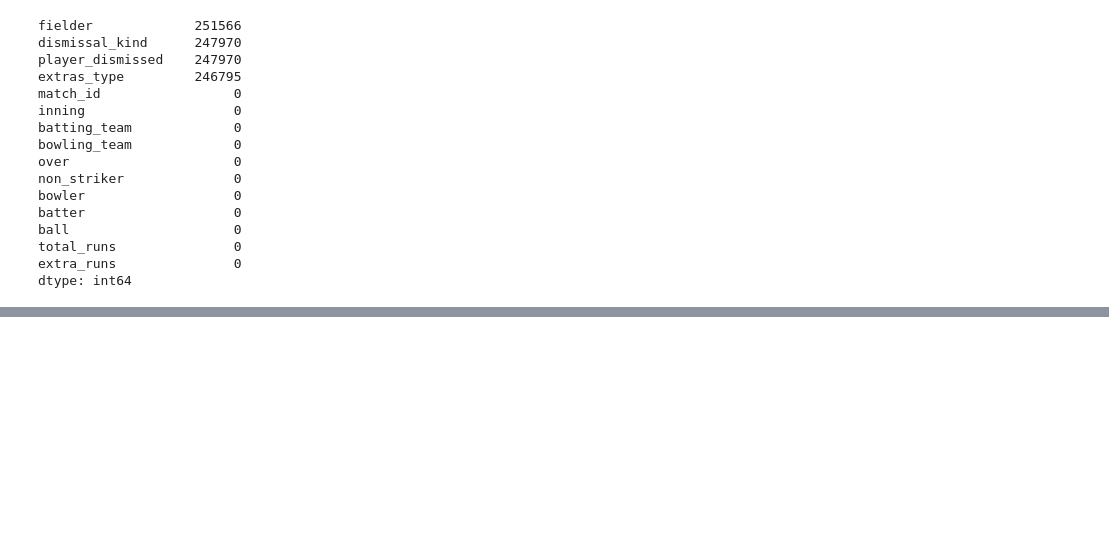
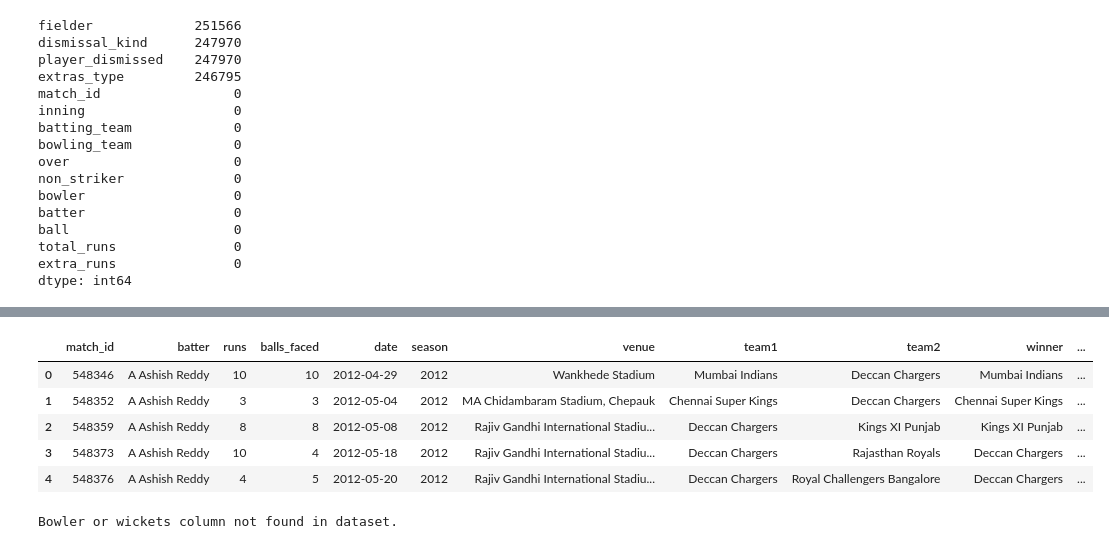
Before and after one commit to SpringBoardMentor895/AI_Cricket_Player_Performance_Prediction, a Jupyter notebook: notebooks/01_EDA.ipynb, the cells around one changed output, grey strips where cells are left out. Drawn from its saved outputs; the diff is of its cells as text; code cells hidden in the pictures; blank space fills up the shorter version.

```diff
--- a/notebooks/01_EDA.ipynb
+++ b/notebooks/01_EDA.ipynb
@@ -161,3 +161,17 @@ plt.ylabel("Frequency")
 plt.show()
 # %% [output]
 [figure]
+# %%
+import pandas as pd
+
+# Load processed dataset
+df = pd.read_csv("../data/processed/dataset.csv")
+
+df.head()
+# %% [output]
+|  | match_id | batter | runs | balls_faced | date | season | venue | team1 | team2 | winner | ... |
+| 0 | 548346 | A Ashish Reddy | 10 | 10 | 2012-04-29 | 2012 | Wankhede Stadium | Mumbai Indians | Deccan Chargers | Mumbai Indians | ... |
+| 1 | 548352 | A Ashish Reddy | 3 | 3 | 2012-05-04 | 2012 | MA Chidambaram Stadium, Chepauk | Chennai Super Kings | Deccan Chargers | Chennai Super Kings | ... |
+| 2 | 548359 | A Ashish Reddy | 8 | 8 | 2012-05-08 | 2012 | Rajiv Gandhi International Stadiu... | Deccan Chargers | Kings XI Punjab | Kings XI Punjab | ... |
+| 3 | 548373 | A Ashish Reddy | 10 | 4 | 2012-05-18 | 2012 | Rajiv Gandhi International Stadiu... | Deccan Chargers | Rajasthan Royals | Deccan Chargers | ... |
+| 4 | 548376 | A Ashish Reddy | 4 | 5 | 2012-05-20 | 2012 | Rajiv Gandhi International Stadiu... | Deccan Chargers | Royal Challengers Bangalore | Deccan Chargers | ... |
@@ -163,0 +192,18 @@ plt.show()
+# %%
+bowler_col = "bowler" if "bowler" in df.columns else None
+wicket_col = "wickets" if "wickets" in df.columns else None
+
+if bowler_col and wicket_col:
+
+    top_bowlers = (
+        df.groupby(bowler_col)[wicket_col]
+        .sum()
+        .sort_values(ascending=False)
+        .head(10)
+    )
+
+    top_bowlers
+else:
+    print("Bowler or wickets column not found in dataset.")
+# %% [output]
+Bowler or wickets column not found in dataset.
```
Also changed, not shown: parts of 4 cells of this notebook.
